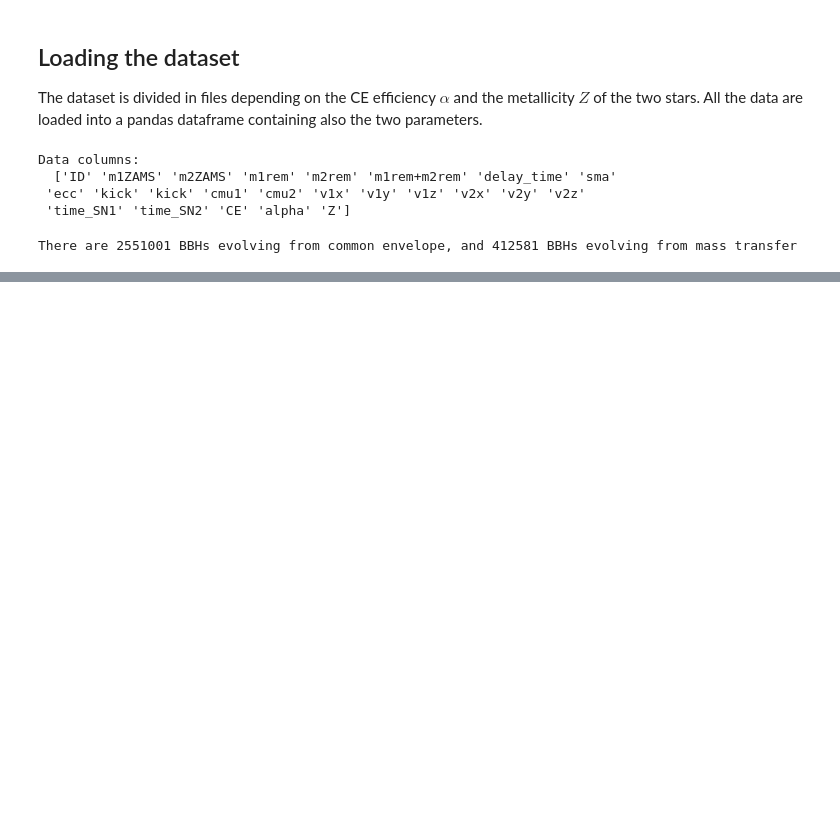
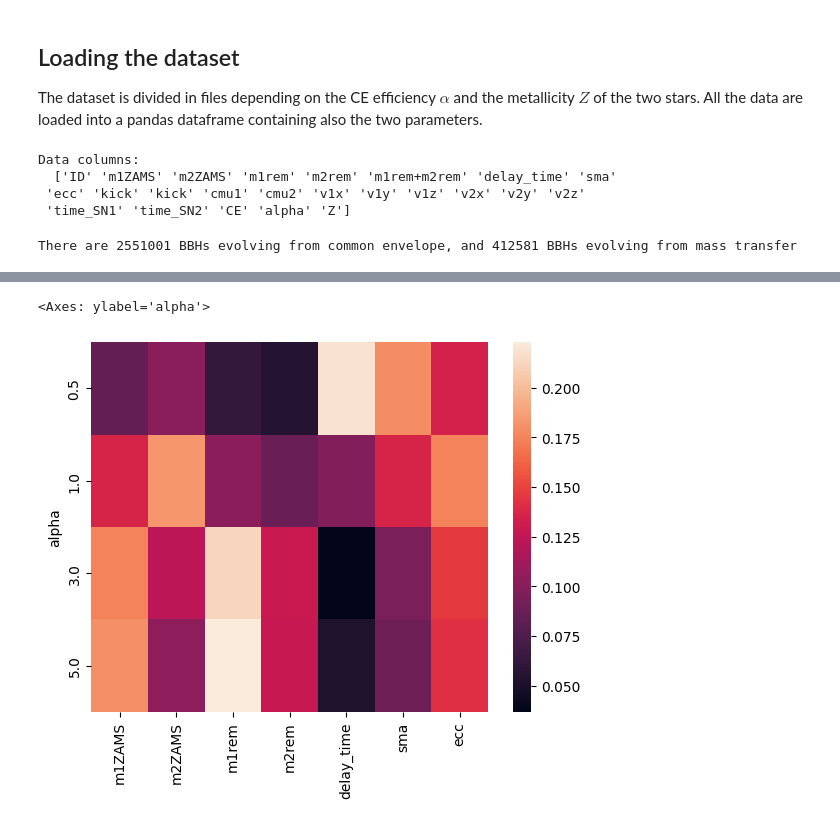
Before and after one commit to Giacomo-Menegatti/AstroLab, a Jupyter notebook: AstroLab_RandomForest.ipynb, the cells around one changed output, grey strips where cells are left out. Drawn from its saved outputs; the diff is of its cells as text; code cells hidden in the pictures; blank space fills up the shorter version.

```diff
--- a/AstroLab_RandomForest.ipynb
+++ b/AstroLab_RandomForest.ipynb
@@ -106,0 +206,23 @@ plt.show()
+# %%
+#For all values of metallicity and alpha
+
+clf = RandomForestClassifier(random_state=0, n_jobs=-1)
+
+importance_list = []
+
+for a in alpha:
+  for z in Z:
+
+    data_to_ML = data.query(f'alpha == {a} and Z == {z}')
+    x = data_to_ML[features_to_analize]
+    y = data_to_ML['CE']
+    X_train, X_test, y_train, y_test = train_test_split(x, y, test_size=0.90, random_state=100)
+    clf.fit(X_train, y_train)
+    importances = clf.feature_importances_
+    importances[-1] = z
+    importances[-2] = a
+    importance_list.append(importances)
+
+importance = pd.DataFrame(importance_list, columns=features_to_analize)
+
+importance
@@ -106,0 +247,7 @@ plt.show()
+# %%
+df = importance.drop(columns='Z')
+df = df.groupby('alpha').aggregate('mean')
+sns.heatmap(df)
+# %% [output]
+<Axes: ylabel='alpha'>
+[figure, added]
```
Also changed, not shown: parts of 15 cells of this notebook.
